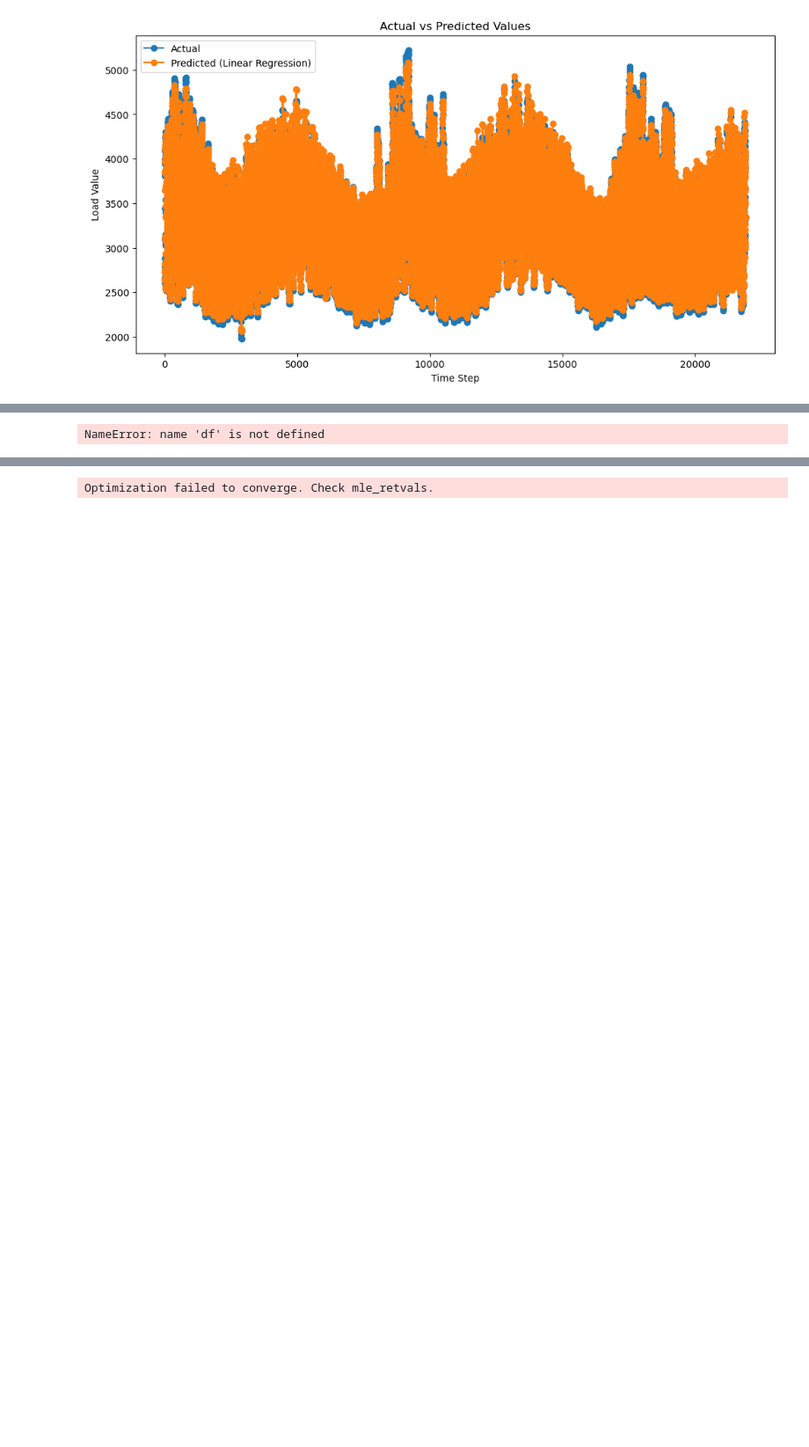
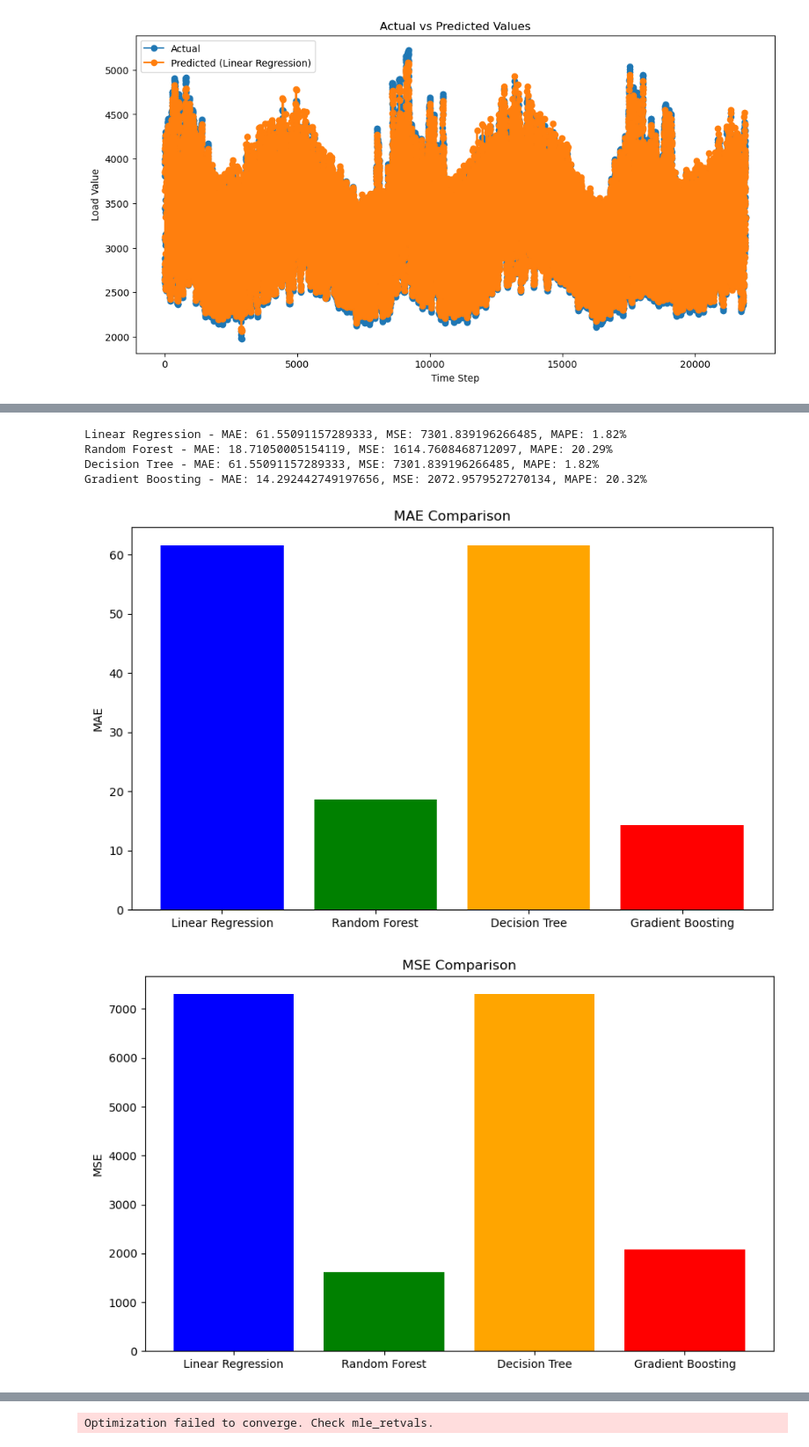
Before and after one commit to valerio1221/Minnd, a Jupyter notebook: t2.ipynb, the cells around one changed output, grey strips where cells are left out. Shown at 88% size. Cells and saved outputs as stored; diff of their text form; code cells hidden in the pictures; blank space fills up the shorter version.

```diff
--- a/t2.ipynb
+++ b/t2.ipynb
@@ -683,20 +701,42 @@ Gradient Boosting MAE: 58.4914436646409, RMSE: 83.01636899395064, MAPE: 20.04818
 [figure]
-# %%
-baseline_predictions = df['Load Value'].shift(1)
-
-# Evaluate models using appropriate metrics
-def evaluate_model(y_true, y_pred, model_name):
-    mae = mean_absolute_error(y_true, y_pred)
-    mse = mean_squared_error(y_true, y_pred)
-    mape = np.mean(np.abs((y_true - y_pred) / y_true)) * 100
-    print(f"{model_name} - MAE: {mae}, MSE: {mse}, MAPE: {mape:.2f}%")
-
-# Evaluate models using appropriate metrics
-metrics = {
-    "LinearRegression": evaluate_model(y_test, linear_pred, "Linear Regression"),
-    "Random Forest": evaluate_model(y_test, rf_pred, "Random Forest"),
-    "Decision Tree": evaluate_model(y_test, linear_pred, "Decision Tree"),
-    "GradientBoostingRegressor": evaluate_model(y_test, tree_pred, "Gradient Boosting")
-}
-# %% [output]
-NameError: name 'df' is not defined
+# %%
+# Evaluate models using appropriate metrics
+def evaluate_model(y_true, y_pred, model_name):
+    mae = mean_absolute_error(y_true, y_pred)
+    mse = mean_squared_error(y_true, y_pred)
+    mape = np.mean(np.abs((y_true - y_pred) / y_true)) * 100
+    print(f"{model_name} - MAE: {mae}, MSE: {mse}, MAPE: {mape:.2f}%")
+
+    # Return metrics as a dictionary
+    return {"MAE": mae, "MSE": mse, "MAPE": mape}
+
+# Model predictions and evaluation metrics
+models = ["Linear Regression", "Random Forest", "Decision Tree", "Gradient Boosting"]
+predictions = [linear_pred, rf_pred, linear_pred, tree_pred]
+
+# Dictionary to store evaluation metrics
+all_metrics = {}
+
+# Evaluate and store metrics for each model
+for model_name, y_pred in zip(models, predictions):
+    metrics = evaluate_model(y_test, y_pred, model_name)
+    all_metrics[model_name] = metrics
+
+# Create a bar plot for each metric
+metric_names = list(all_metrics["Linear Regression"].keys())
+
+for metric_name in metric_names:
+    values = [all_metrics[model][metric_name] for model in all_metrics]
+
+    plt.figure(figsize=(10, 6))
+    plt.bar(all_metrics.keys(), values, color=['blue', 'green', 'orange', 'red'])
+    plt.title(f"{metric_name} Comparison")
+    plt.ylabel(metric_name)
+    plt.show()
+# %% [output]
+Linear Regression - MAE: 61.55091157289333, MSE: 7301.839196266485, MAPE: 1.82%
+Random Forest - MAE: 18.71050005154119, MSE: 1614.7608468712097, MAPE: 20.29%
+Decision Tree - MAE: 61.55091157289333, MSE: 7301.839196266485, MAPE: 1.82%
+Gradient Boosting - MAE: 14.292442749197656, MSE: 2072.9579527270134, MAPE: 20.32%
+[figure, added]
+[figure, added]
```
Also changed, not shown: parts of 7 cells of this notebook.
